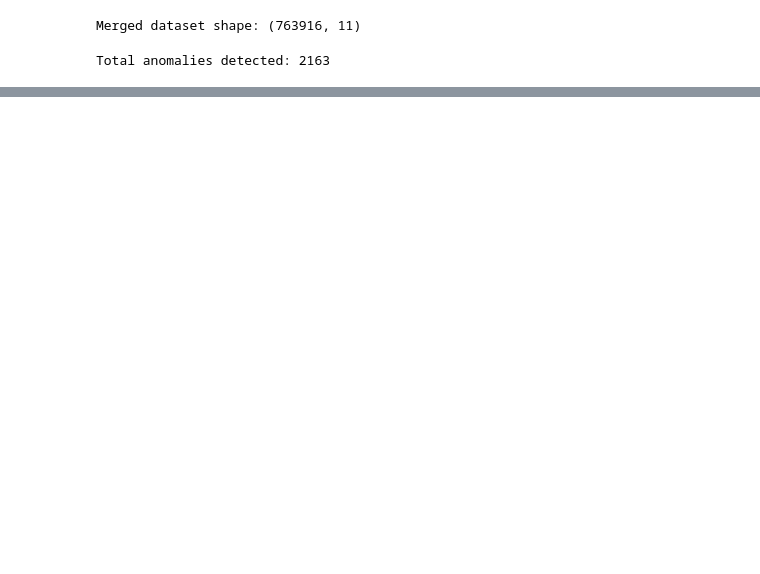
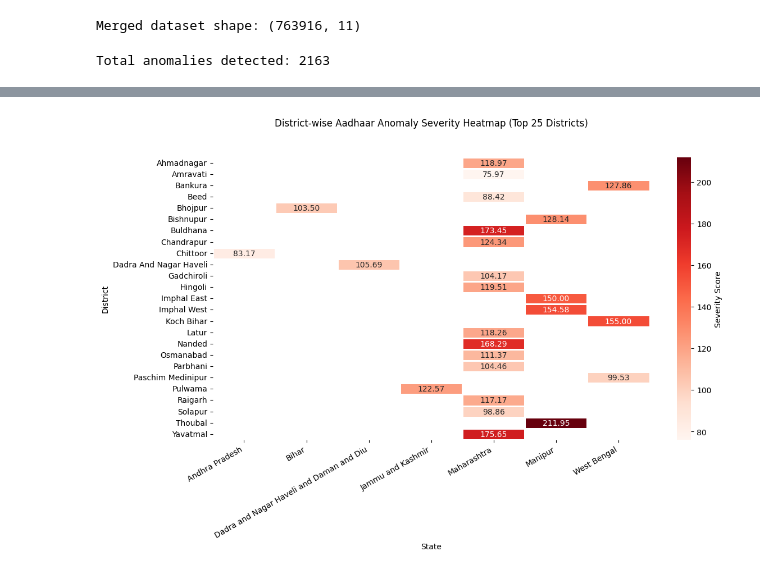
Before and after one commit to CouchPtato/For_hackathons, a Jupyter notebook: NDH/codes/main.ipynb, the cells around one changed output, grey strips where cells are left out. Saved outputs shown, nothing was run; the diff lists cells and outputs as text; code cells hidden in the pictures; blank space fills up the shorter version.

Commit message:
district wise severity score and heatmap

```diff
--- a/NDH/codes/main.ipynb
+++ b/NDH/codes/main.ipynb
@@ -227,0 +266,30 @@ plt.show()
+# %%
+top_n = 25
+
+top_districts = district_severity_sorted.head(top_n)
+
+heatmap_data = top_districts.pivot(
+    index="district",
+    columns="state",
+    values="severity"
+)
+
+plt.figure(figsize=(12, 8))
+
+sns.heatmap(
+    heatmap_data,
+    cmap="Reds",
+    annot=True,
+    fmt=".2f",
+    linewidths=1,
+    cbar_kws={"label": "Severity Score"}
+)
+
+plt.title("District-wise Aadhaar Anomaly Severity Heatmap (Top 25 Districts)", pad=40)
+plt.xlabel("State")
+plt.ylabel("District")
+plt.xticks(rotation=30, ha="right")
+plt.tight_layout()
+plt.show()
+# %% [output]
+[figure, added]
```
Also changed, not shown: parts of 2 cells of this notebook, 1 other file.
